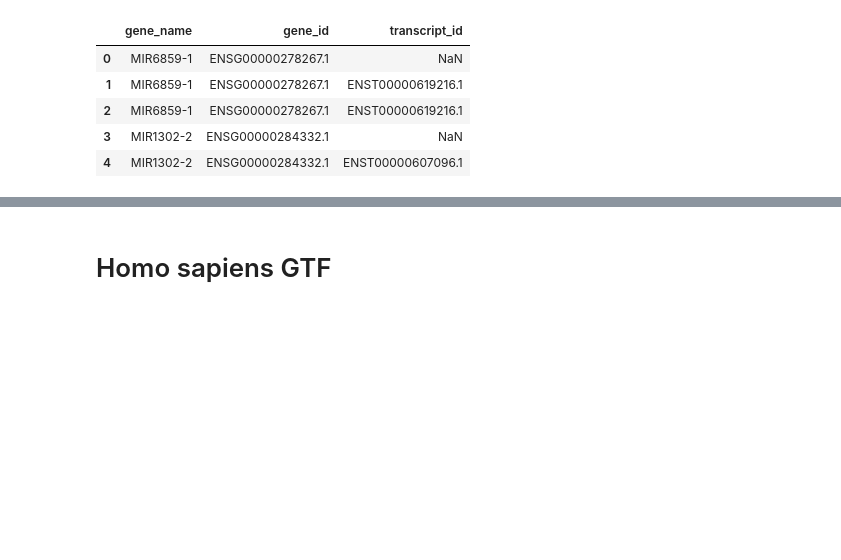
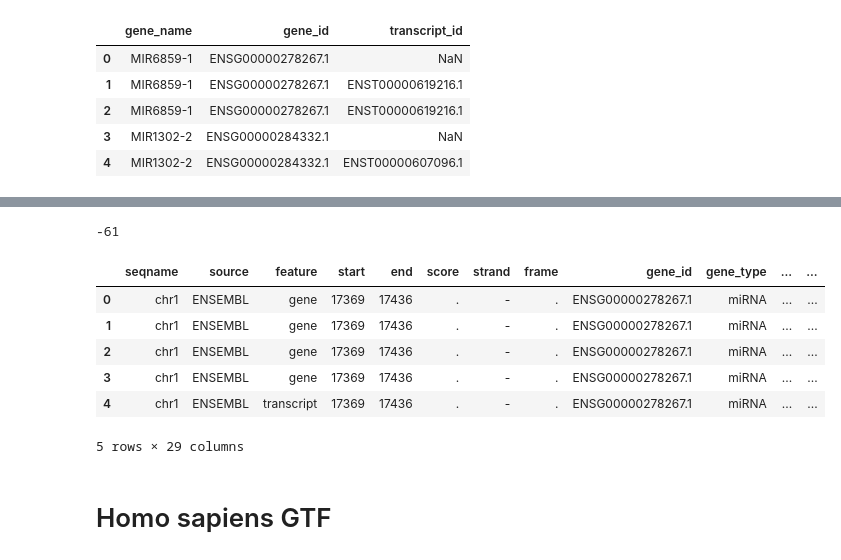
Before and after one commit to giorgiaBertacchini/miRNA_survival_analysis, a Jupyter notebook: notebooks/data_analysis_gtf.ipynb, the cells around one changed output, grey strips where cells are left out. Cells and saved outputs as stored; diff of their text form; code cells hidden in the pictures; blank space fills up the shorter version.

```diff
--- a/notebooks/data_analysis_gtf.ipynb
+++ b/notebooks/data_analysis_gtf.ipynb
@@ -128,11 +167,11 @@ server = Server(host='http://www.ensembl.org')
 mart = server['ENSEMBL_MART_ENSEMBL']
 dataset = mart['hsapiens_gene_ensembl']
 
-# Query con filtro sui geni miRNA
 mapping = dataset.query(
-    attributes=['ensembl_gene_id', 'external_gene_name', 'mirbase_id'],
-    filters={'biotype': 'miRNA'}  # filtra solo i miRNA
+    attributes=['ensembl_gene_id', 'external_gene_name', 'mirbase_id', 'mirbase_accession'],
+    filters={'biotype': 'miRNA'}
 )
+mapping = mapping[mapping['miRBase ID'].notnull()].drop_duplicates()
 
 print(mapping.head())
 mapping.shape
@@ -162,3 +282,19 @@ result.head()
+# %%
+3917502 - 3917563
+# %% [output]
+-61
+# %%
+# Add miRBase IDs to the miRNA GTF DataFrame
+merged_df = pd.merge(df, mapping, left_on='gene_name', right_on='Gene name', how='left')
+merged_df.head()
+# %% [output]
+|  | seqname | source | feature | start | end | score | strand | frame | gene_id | gene_type | ... | ... |
+| 0 | chr1 | ENSEMBL | gene | 17369 | 17436 | . | - | . | ENSG00000278267.1 | miRNA | ... | ... |
+| 1 | chr1 | ENSEMBL | gene | 17369 | 17436 | . | - | . | ENSG00000278267.1 | miRNA | ... | ... |
+| 2 | chr1 | ENSEMBL | gene | 17369 | 17436 | . | - | . | ENSG00000278267.1 | miRNA | ... | ... |
+| 3 | chr1 | ENSEMBL | gene | 17369 | 17436 | . | - | . | ENSG00000278267.1 | miRNA | ... | ... |
+| 4 | chr1 | ENSEMBL | transcript | 17369 | 17436 | . | - | . | ENSG00000278267.1 | miRNA | ... | ... |
+5 rows × 29 columns
 # %% [markdown]
 #  Homo sapiens GTF
 # %%
```
Also changed, not shown: parts of 16 cells of this notebook, 6 other files.
